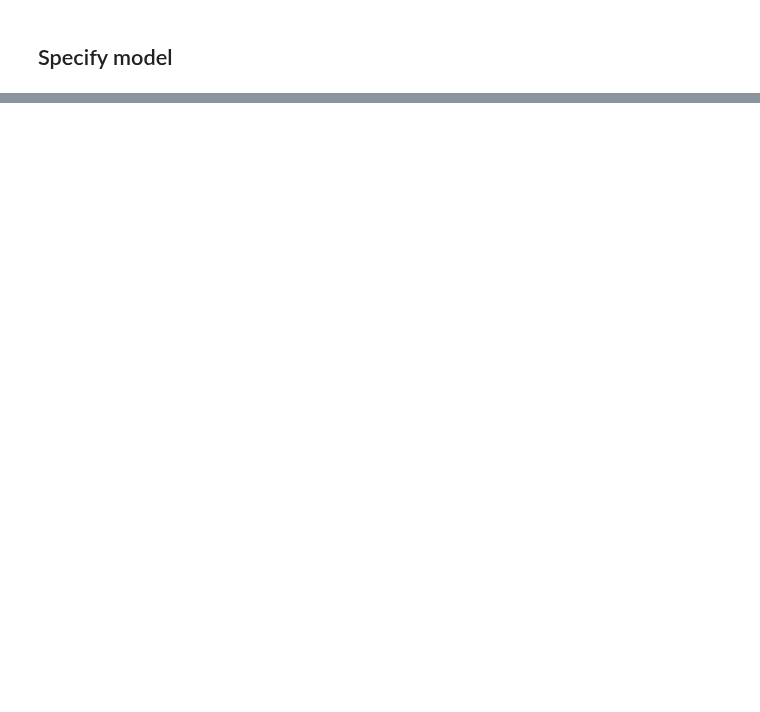
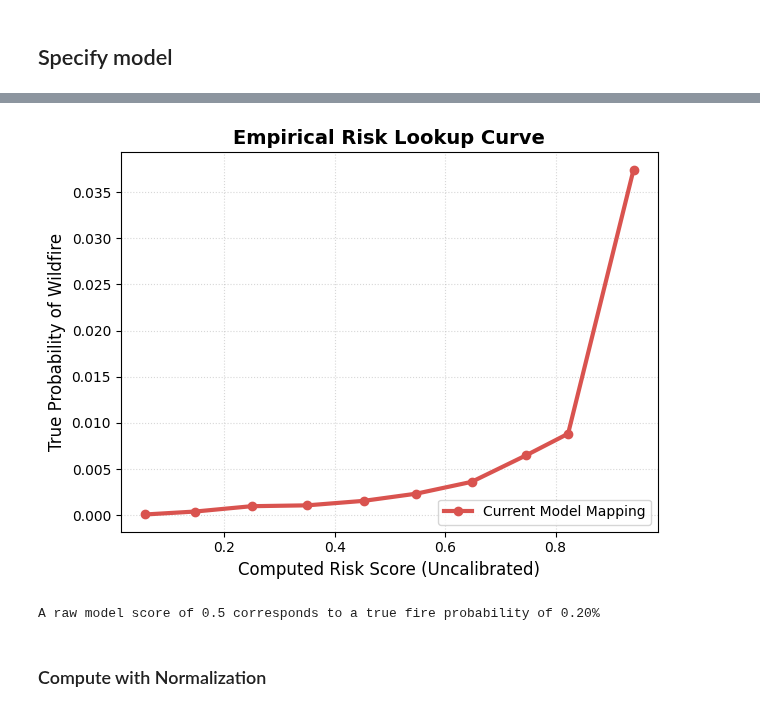
Before and after one commit to leogrigo/WEDS, a Jupyter notebook: LOGS/RiskEvaluation/code/WEDS_Risk_Score.ipynb, the cells around one changed output, grey strips where cells are left out. Cells and saved outputs as stored; diff of their text form; code cells hidden in the pictures; blank space fills up the shorter version.

```diff
--- a/LOGS/RiskEvaluation/code/WEDS_Risk_Score.ipynb
+++ b/LOGS/RiskEvaluation/code/WEDS_Risk_Score.ipynb
@@ -1021,0 +1268,12 @@ Captures:
+# %%
+import numpy as np
+from sklearn.calibration import calibration_curve
+
+y_scores_raw = model.predict(X_val_scaled, batch_size=8192).flatten()
+
+prob_true, prob_pred = calibration_curve(y_val, y_scores_raw, n_bins=10, strategy='uniform')
+
+print("Model Risk Score -> Real-World Fire Probability")
+print("-" * 50)
+for idx in range(len(prob_pred)):
+    print(f"Score around {prob_pred[idx]:.2f}  ->  True Probability: {prob_true[idx]:.2%}")
@@ -1021,0 +1294,27 @@ Captures:
+# %%
+import matplotlib.pyplot as plt
+
+plt.plot(prob_pred, prob_true, 'o-', color='#d9534f', linewidth=3, label='Current Model Mapping')
+#plt.plot([0, 1], [0, 1], 'k--', alpha=0.3, label='Perfect 1:1 Reference')
+
+plt.xlabel('Computed Risk Score (Uncalibrated)', fontsize=12)
+plt.ylabel('True Probability of Wildfire', fontsize=12)
+plt.title('Empirical Risk Lookup Curve', fontsize=14, fontweight='bold')
+plt.legend(loc='lower right')
+plt.grid(True, linestyle=':', alpha=0.5)
+plt.tight_layout()
+plt.show()
+# %% [output]
+[figure, added]
+# %%
+def get_true_probability(raw_score):
+    return np.interp(raw_score, prob_pred, prob_true)
+
+# Example usage
+sample_score = 0.5
+true_risk = get_true_probability(sample_score)
+print(f"A raw model score of {sample_score} corresponds to a true fire probability of {true_risk:.2%}")
+# %% [output]
+A raw model score of 0.5 corresponds to a true fire probability of 0.20%
+# %% [markdown]
+### Compute with Normalization
```
Also changed, not shown: parts of 42 cells of this notebook, 5 other files.
